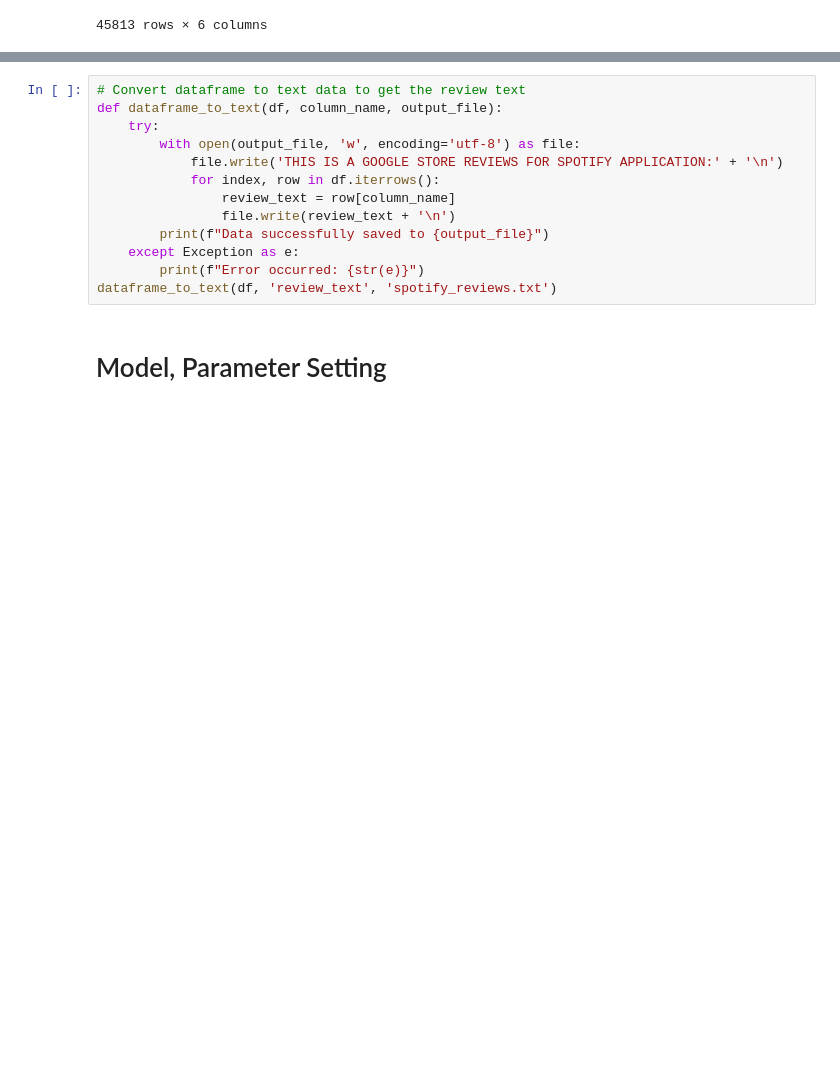
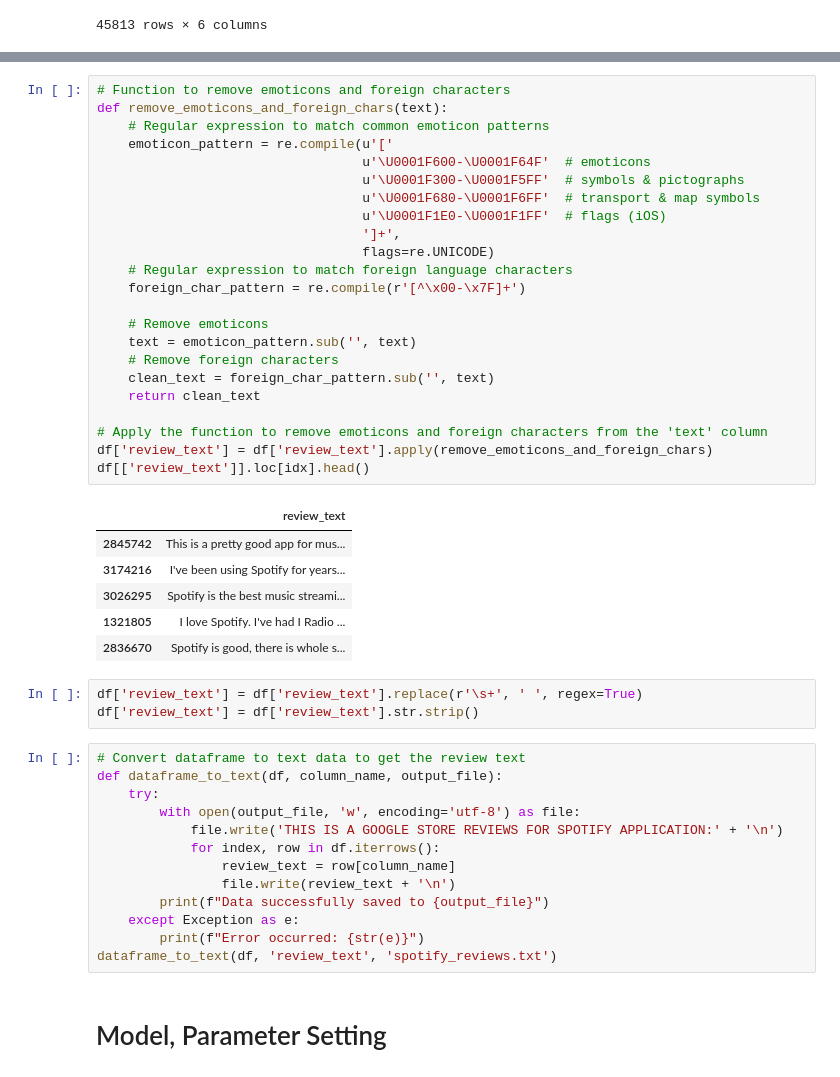
Before and after one commit to benyamindariadi/Spotify-QA-Chatbot-Engine, a Jupyter notebook: notebook.ipynb, the cells around one changed output, grey strips where cells are left out. Cells and saved outputs as stored; diff of their text form; blank space fills up the shorter version.

```diff
--- a/notebook.ipynb
+++ b/notebook.ipynb
@@ -135,3 +163,36 @@ df
+# %%
+# Function to remove emoticons and foreign characters
+def remove_emoticons_and_foreign_chars(text):
+    # Regular expression to match common emoticon patterns
+    emoticon_pattern = re.compile(u'['
+                                  u'\U0001F600-\U0001F64F'  # emoticons
+                                  u'\U0001F300-\U0001F5FF'  # symbols & pictographs
+                                  u'\U0001F680-\U0001F6FF'  # transport & map symbols
+                                  u'\U0001F1E0-\U0001F1FF'  # flags (iOS)
+                                  ']+',
+                                  flags=re.UNICODE)
+    # Regular expression to match foreign language characters
+    foreign_char_pattern = re.compile(r'[^\x00-\x7F]+')
+
+    # Remove emoticons
+    text = emoticon_pattern.sub('', text)
+    # Remove foreign characters
+    clean_text = foreign_char_pattern.sub('', text)
+    return clean_text
+
+# Apply the function to remove emoticons and foreign characters from the 'text' column
+df['review_text'] = df['review_text'].apply(remove_emoticons_and_foreign_chars)
+df[['review_text']].loc[idx].head()
+# %% [output]
+|  | review_text |
+| 2845742 | This is a pretty good app for mus... |
+| 3174216 | I've been using Spotify for years... |
+| 3026295 | Spotify is the best music streami... |
+| 1321805 | I love Spotify. I've had I Radio ... |
+| 2836670 | Spotify is good, there is whole s... |
+# %%
+df['review_text'] = df['review_text'].replace(r'\s+', ' ', regex=True)
+df['review_text'] = df['review_text'].str.strip()
 # %%
 # Convert dataframe to text data to get the review text
 def dataframe_to_text(df, column_name, output_file):
```
Also changed, not shown: parts of 4 cells of this notebook.
